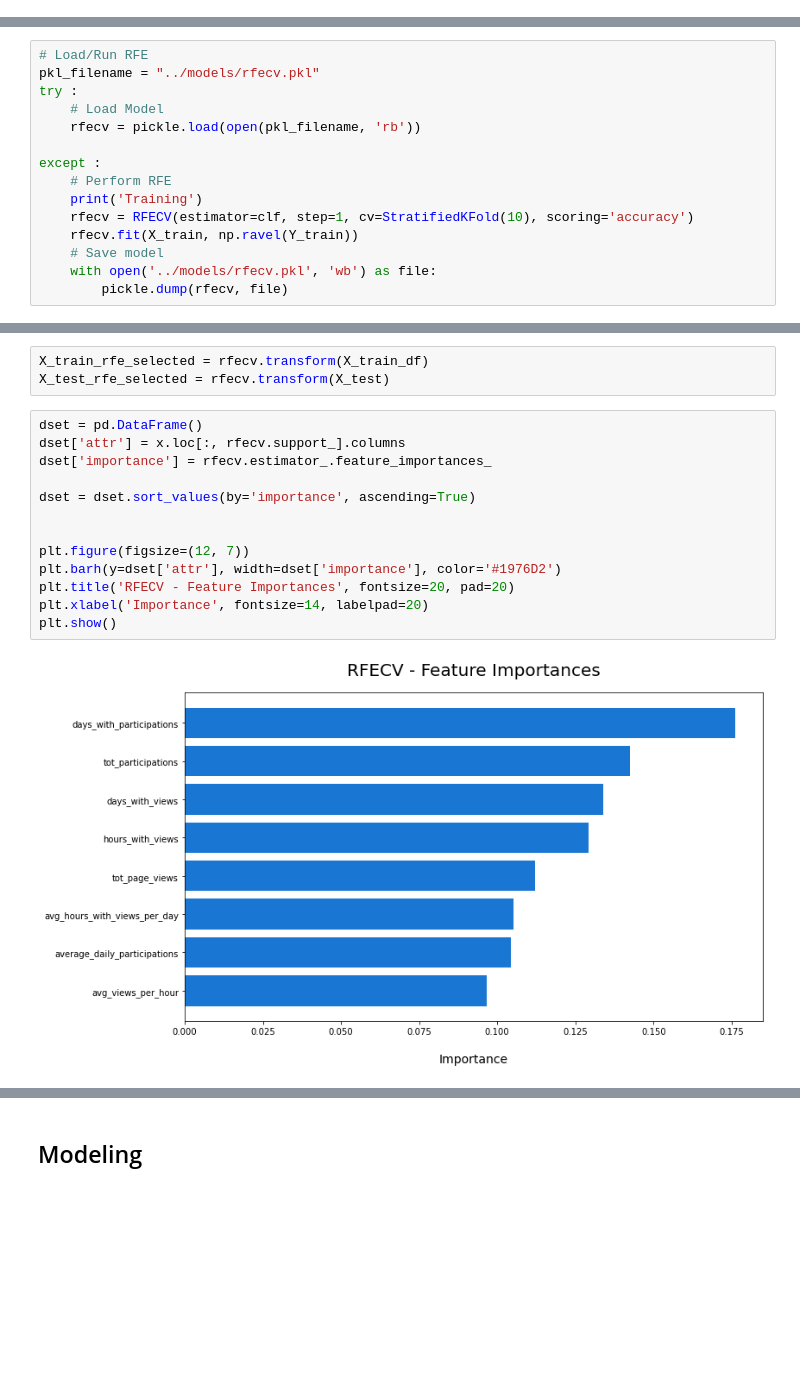
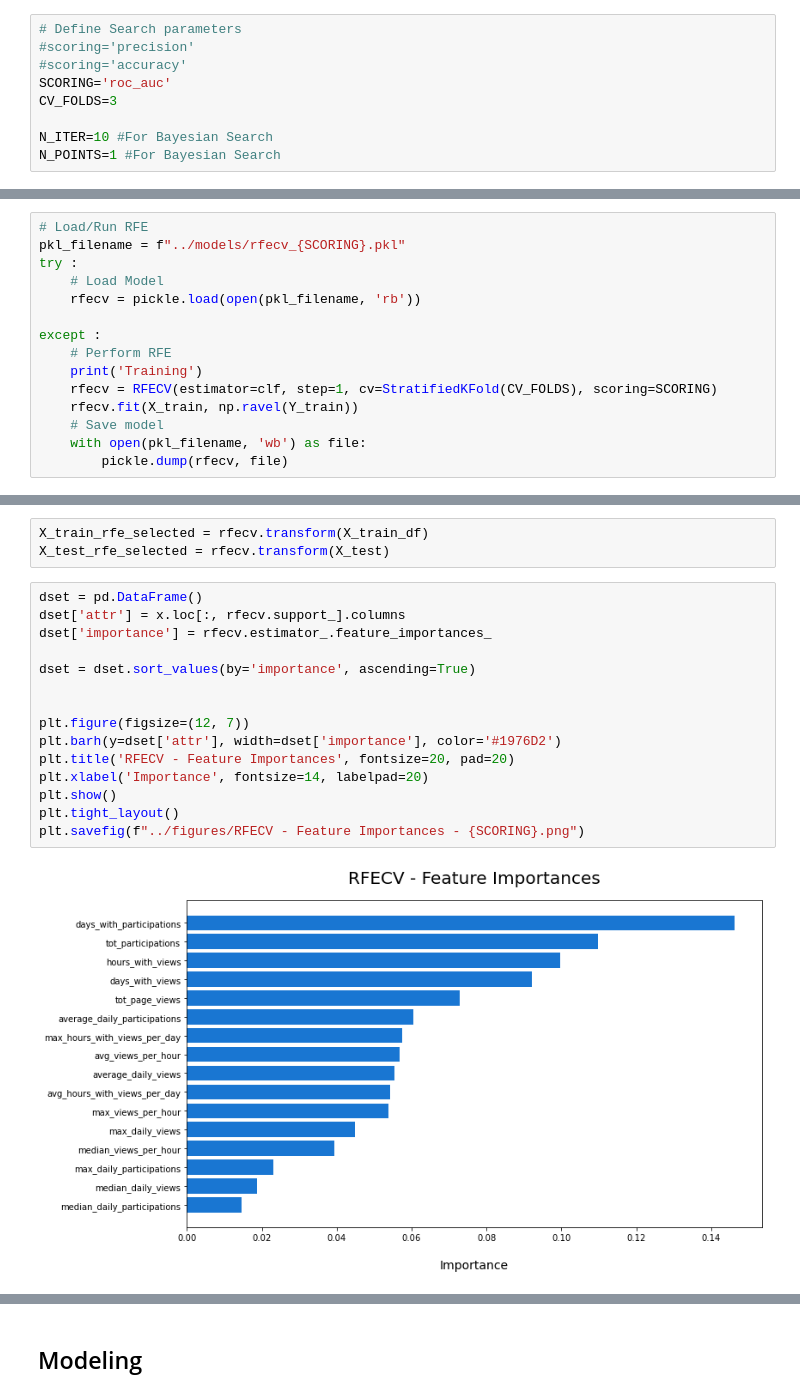
Before and after one commit to andrea-fantini/student-fail-prediction, a Jupyter notebook: notebooks/Pre-Processing and Modeling.ipynb, the cells around one changed output, grey strips where cells are left out. Cells and saved outputs as stored; diff of their text form; blank space fills up the shorter version.

Commit message:
completed modeling with roc-auc

```diff
--- a/notebooks/Pre-Processing and Modeling.ipynb
+++ b/notebooks/Pre-Processing and Modeling.ipynb
@@ -10,3 +55,12 @@ import pickle
+# %%
+# Define Search parameters
+#scoring='precision'
+#scoring='accuracy'
+SCORING='roc_auc'
+CV_FOLDS=3
+
+N_ITER=10 #For Bayesian Search
+N_POINTS=1 #For Bayesian Search
 # %%
 with open('../data/features.csv') as f1:
     df = pd.read_csv(f1)
@@ -186,7 +233,7 @@ scores_df.head()
 ### RFE
 # %%
 # Load/Run RFE
-pkl_filename = "../models/rfecv.pkl"
+pkl_filename = f"../models/rfecv_{SCORING}.pkl"
 try :
     # Load Model
     rfecv = pickle.load(open(pkl_filename, 'rb'))
@@ -194,8 +241,8 @@ try :
 except :
     # Perform RFE
     print('Training')
-    rfecv = RFECV(estimator=clf, step=1, cv=StratifiedKFold(10), scoring='accuracy')
+    rfecv = RFECV(estimator=clf, step=1, cv=StratifiedKFold(CV_FOLDS), scoring=SCORING)
     rfecv.fit(X_train, np.ravel(Y_train))
     # Save model
-    with open('../models/rfecv.pkl', 'wb') as file:
+    with open(pkl_filename, 'wb') as file:
         pickle.dump(rfecv, file)
@@ -232,15 +291,17 @@ X_test_rfe_selected = rfecv.transform(X_test)
 # %%
 dset = pd.DataFrame()
 dset['attr'] = x.loc[:, rfecv.support_].columns
 dset['importance'] = rfecv.estimator_.feature_importances_
 
 dset = dset.sort_values(by='importance', ascending=True)
 
 
 plt.figure(figsize=(12, 7))
 plt.barh(y=dset['attr'], width=dset['importance'], color='#1976D2')
 plt.title('RFECV - Feature Importances', fontsize=20, pad=20)
 plt.xlabel('Importance', fontsize=14, labelpad=20)
 plt.show()
+plt.tight_layout()
+plt.savefig(f"../figures/RFECV - Feature Importances - {SCORING}.png")
 # %% [output]
-[figure, old version]
+[figure, new version]
```
Also changed, not shown: parts of 32 cells of this notebook, 3 other files.
